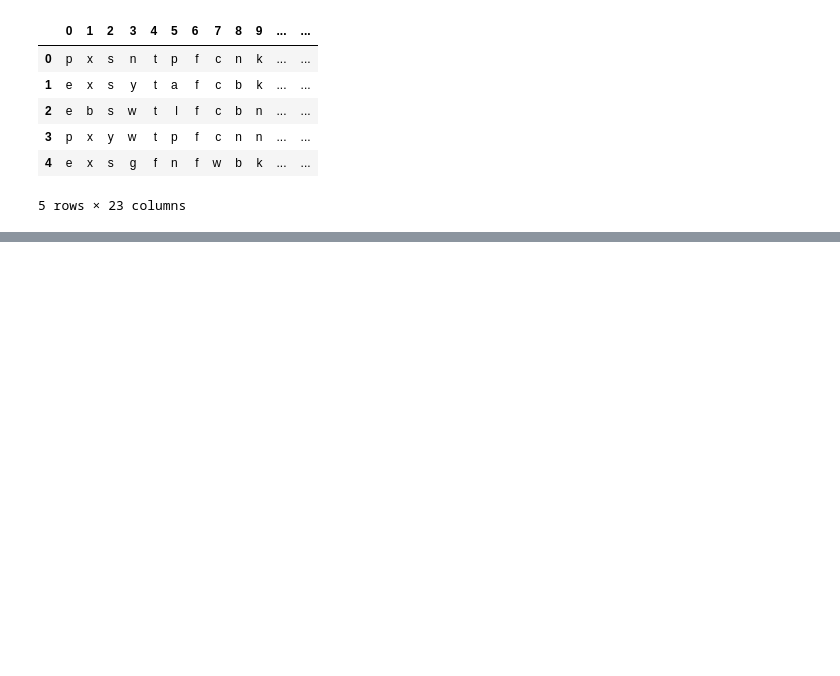
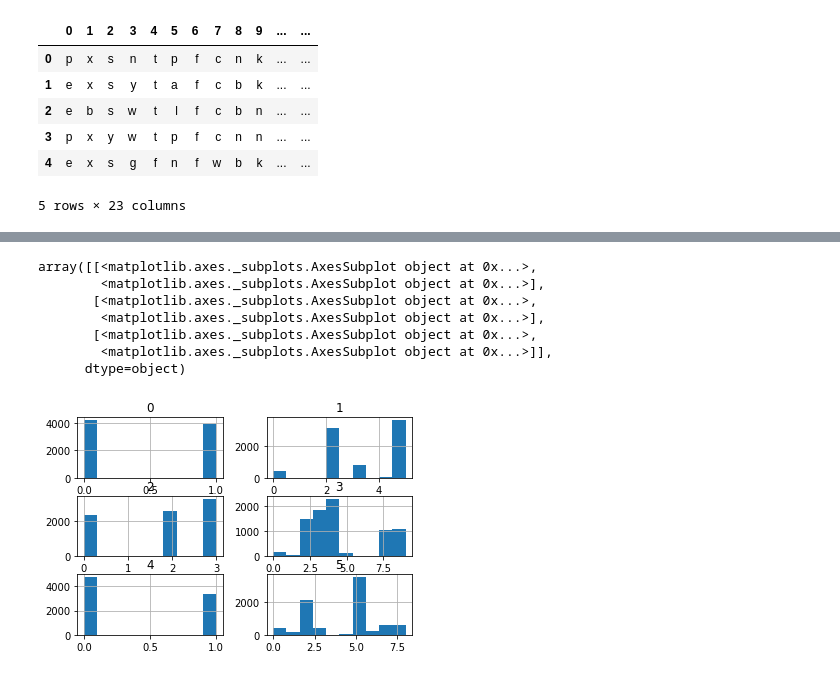
Before and after one commit to Didayolo/medi-chal, a Jupyter notebook: notebooks/csam_generator.ipynb, the cells around one changed output, grey strips where cells are left out. Drawn from its saved outputs; the diff is of its cells as text; code cells hidden in the pictures; blank space fills up the shorter version.

```diff
--- a/notebooks/csam_generator.ipynb
+++ b/notebooks/csam_generator.ipynb
@@ -49,0 +88,8 @@ print(gdata.shape)
+# %%
+onehotdata = []
+for i in range(len(mush_df.columns)):
+    onehotdata.append(pd.get_dummies(mush_df.iloc[:, i]).as_matrix())
+
+orig_data = [np.array([list(i).index(1) for i in j]) for j in onehotdata]
+orig_data = np.stack(orig_data, 1)
+orig_data.shape
@@ -49,0 +132,11 @@ print(gdata.shape)
+# %%
+pd.DataFrame(orig_data[:,0:6]).hist()
+# %% [output]
+array([[<matplotlib.axes._subplots.AxesSubplot object at 0x...>,
+        <matplotlib.axes._subplots.AxesSubplot object at 0x...>],
+       [<matplotlib.axes._subplots.AxesSubplot object at 0x...>,
+        <matplotlib.axes._subplots.AxesSubplot object at 0x...>],
+       [<matplotlib.axes._subplots.AxesSubplot object at 0x...>,
+        <matplotlib.axes._subplots.AxesSubplot object at 0x...>]],
+      dtype=object)
+[figure, added]
```
Also changed, not shown: parts of 11 cells of this notebook, 1 other file.
